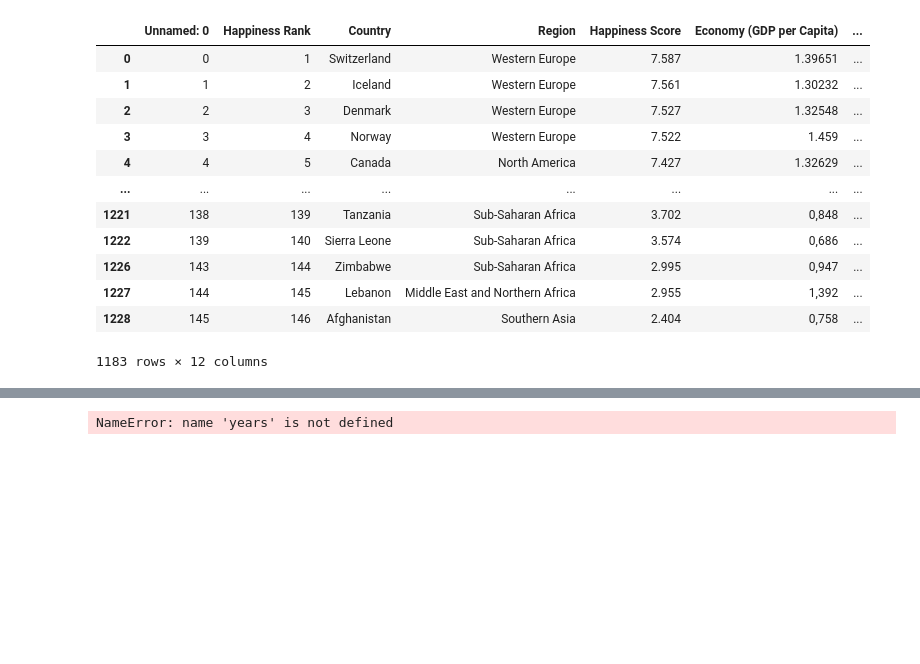
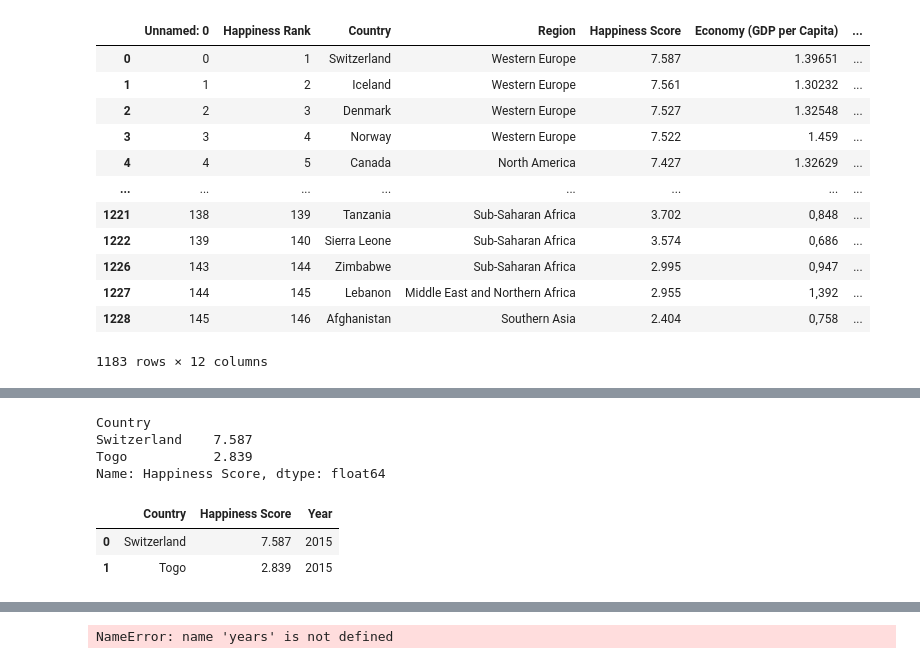
Before and after one commit to emily-curlin/Project1, a Jupyter notebook: world_happiness_lauren.ipynb, the cells around one changed output, grey strips where cells are left out. Saved outputs shown, nothing was run; the diff lists cells and outputs as text; code cells hidden in the pictures; blank space fills up the shorter version.

```diff
--- a/world_happiness_lauren.ipynb
+++ b/world_happiness_lauren.ipynb
@@ -531,0 +328,20 @@ Name: Happiness Score, dtype: float64
+# %%
+# Extract first and last value of dataset-Lauren
+df2015 = top_2015_df.iloc[[0, -1]]
+df2015
+# %% [output]
+Country
+Switzerland    7.587
+Togo           2.839
+Name: Happiness Score, dtype: float64
+# %%
+#Reset index and convert to pandas-Lauren
+df2015 = pd.DataFrame(df2015).reset_index()
+# %%
+#Add "Year" column-Lauren
+df2015["Year"] = [2015,2015]
+df2015
+# %% [output]
+|  | Country | Happiness Score | Year |
+| 0 | Switzerland | 7.587 | 2015 |
+| 1 | Togo | 2.839 | 2015 |
```
Also changed, not shown: parts of 52 cells of this notebook.
